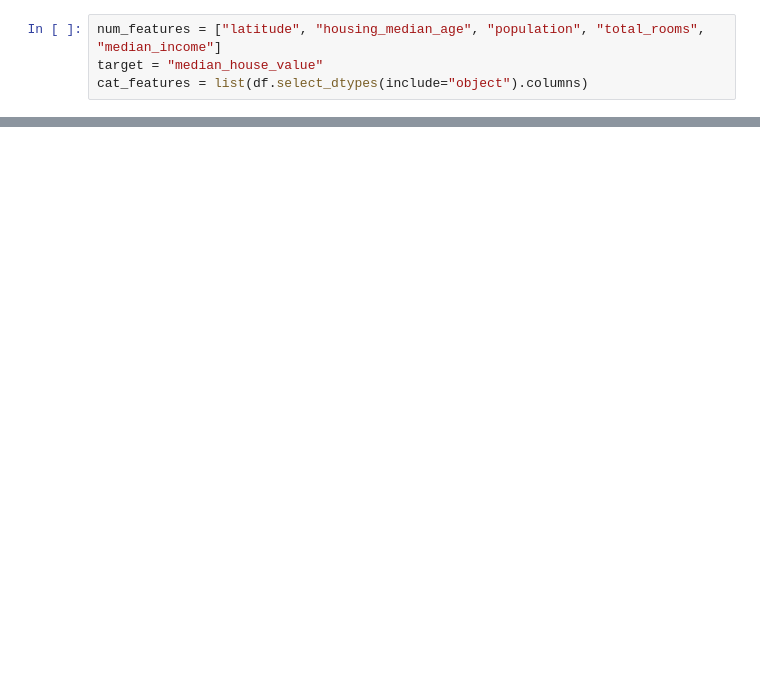
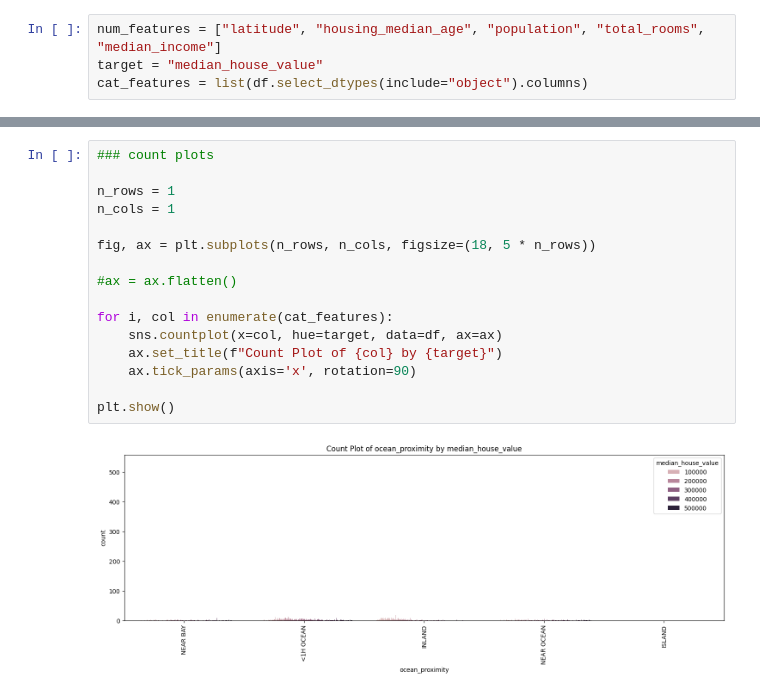
Before and after one commit to srjit/interview-prep, a Jupyter notebook: FIS/analysis/03 Regression.ipynb, the cells around one changed output, grey strips where cells are left out. Cells and saved outputs as stored; diff of their text form; blank space fills up the shorter version.

```diff
--- a/FIS/analysis/04 Regression.ipynb
+++ b/FIS/analysis/03 Regression.ipynb
@@ -80,0 +133,18 @@ cat_features = list(df.select_dtypes(include="object").columns)
+# %%
+### count plots
+
+n_rows = 1
+n_cols = 1
+
+fig, ax = plt.subplots(n_rows, n_cols, figsize=(18, 5 * n_rows))
+
+#ax = ax.flatten()
+
+for i, col in enumerate(cat_features):
+    sns.countplot(x=col, hue=target, data=df, ax=ax)
+    ax.set_title(f"Count Plot of {col} by {target}")
+    ax.tick_params(axis='x', rotation=90)
+
+plt.show()
+# %% [output]
+[figure, added]
```
Also changed, not shown: parts of 12 cells of this notebook, 8 other files.
